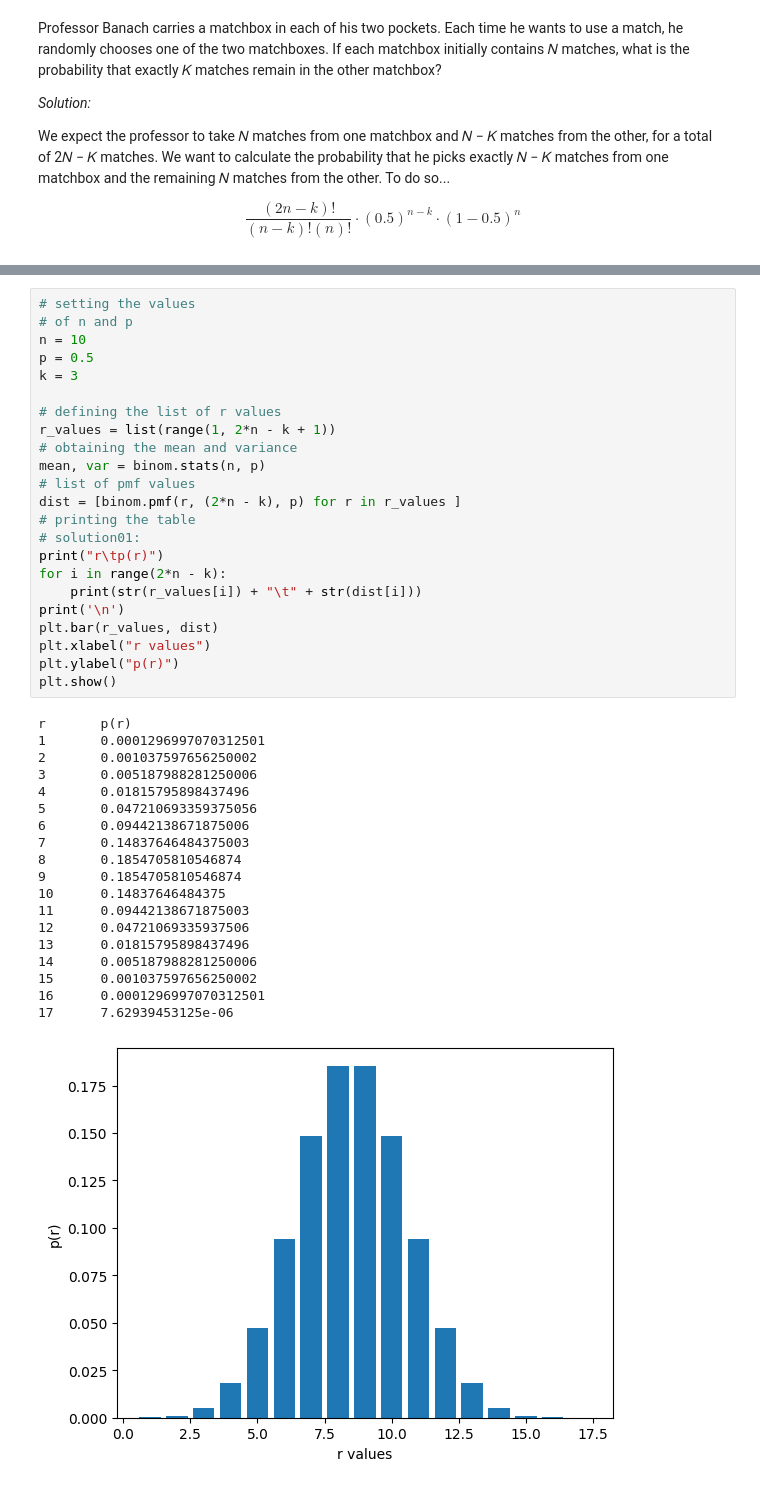
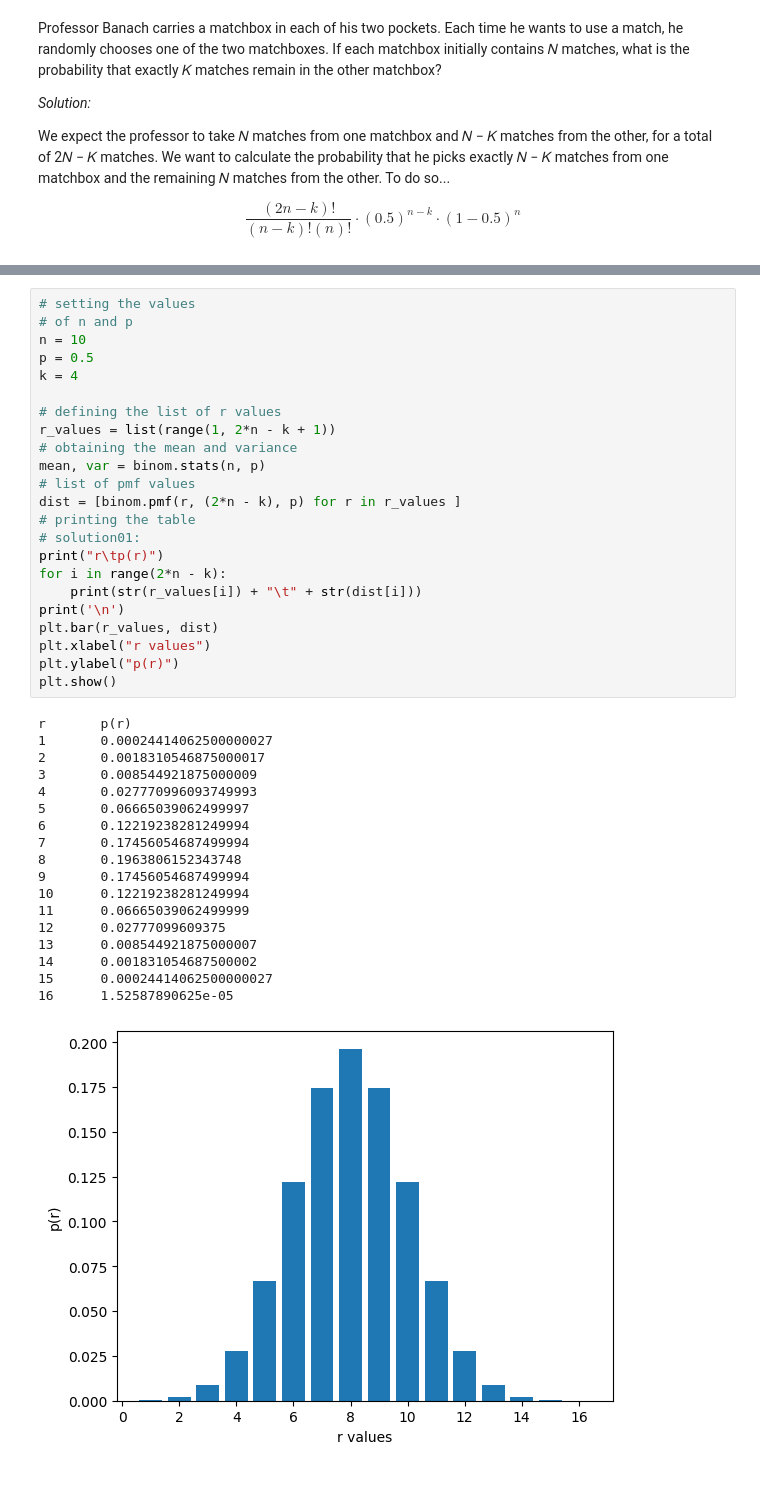
Before and after one commit to theHesari/progress, a Jupyter notebook: statistics/binomial_distribution.ipynb, the cells around one changed output, grey strips where cells are left out. Drawn from its saved outputs; the diff is of its cells as text.

```diff
--- a/statistics/binomial_distribution.ipynb
+++ b/statistics/binomial_distribution.ipynb
@@ -138,43 +138,42 @@ $$
 # %%
 # setting the values
 # of n and p
 n = 10
 p = 0.5
-k = 3
+k = 4
 
 # defining the list of r values
 r_values = list(range(1, 2*n - k + 1))
 # obtaining the mean and variance
 mean, var = binom.stats(n, p)
 # list of pmf values
 dist = [binom.pmf(r, (2*n - k), p) for r in r_values ]
 # printing the table
 # solution01:
 print("r\tp(r)")
 for i in range(2*n - k):
 	print(str(r_values[i]) + "\t" + str(dist[i]))
 print('\n')
 plt.bar(r_values, dist)
 plt.xlabel("r values")
 plt.ylabel("p(r)")
 plt.show()
 # %% [output]
 r       p(r)
-1       0.0001296997070312501
-2       0.001037597656250002
-3       0.005187988281250006
-4       0.01815795898437496
-5       0.047210693359375056
-6       0.09442138671875006
-7       0.14837646484375003
-8       0.1854705810546874
-9       0.1854705810546874
-10      0.14837646484375
-11      0.09442138671875003
-12      0.04721069335937506
-13      0.01815795898437496
-14      0.005187988281250006
-15      0.001037597656250002
-16      0.0001296997070312501
-17      7.62939453125e-06
+1       0.00024414062500000027
+2       0.0018310546875000017
+3       0.008544921875000009
+4       0.027770996093749993
+5       0.06665039062499997
+6       0.12219238281249994
+7       0.17456054687499994
+8       0.1963806152343748
+9       0.17456054687499994
+10      0.12219238281249994
+11      0.06665039062499999
+12      0.02777099609375
+13      0.008544921875000007
+14      0.001831054687500002
+15      0.00024414062500000027
+16      1.52587890625e-05
-[figure, old version]
+[figure, new version]
```
Also changed, not shown: parts of 2 cells of this notebook.
